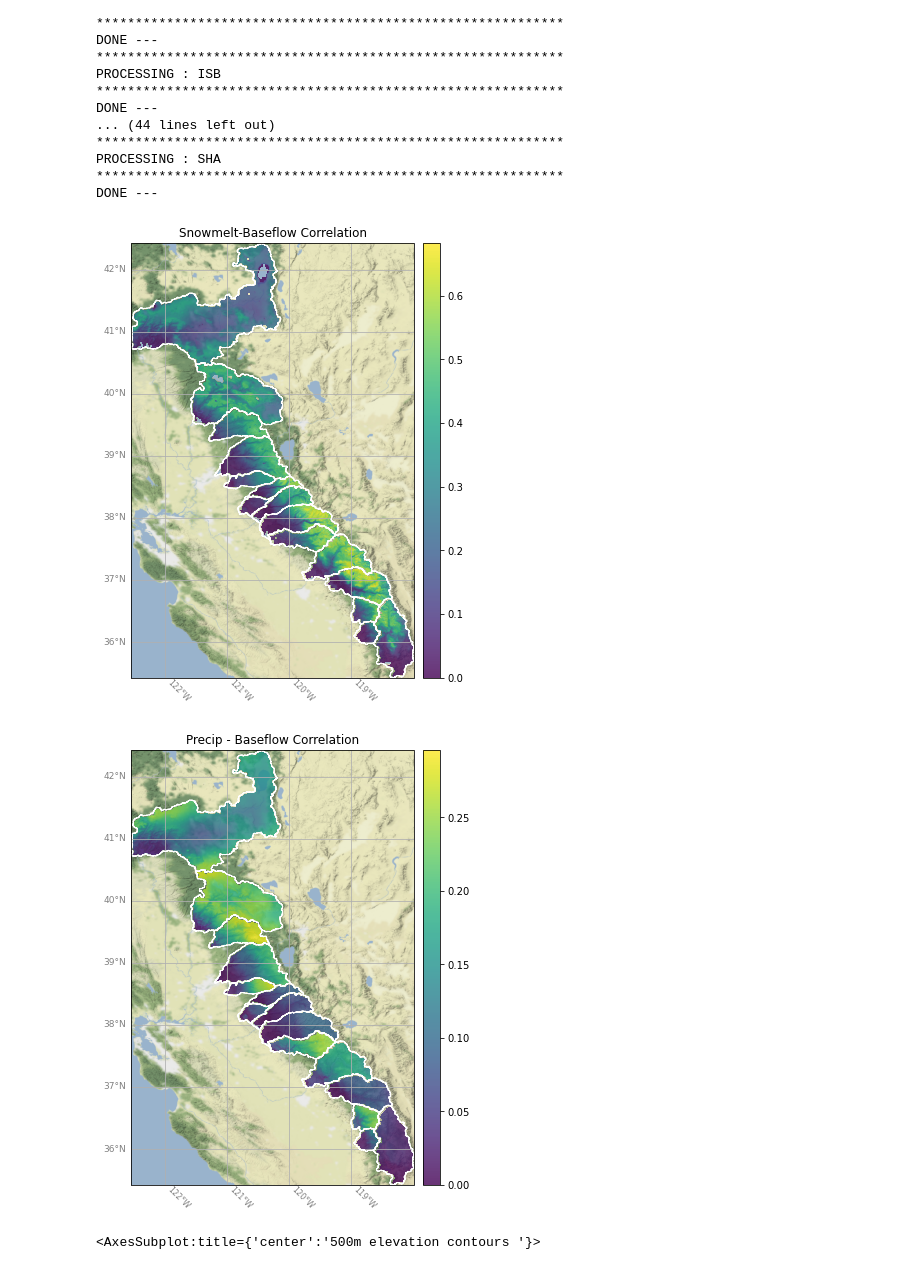
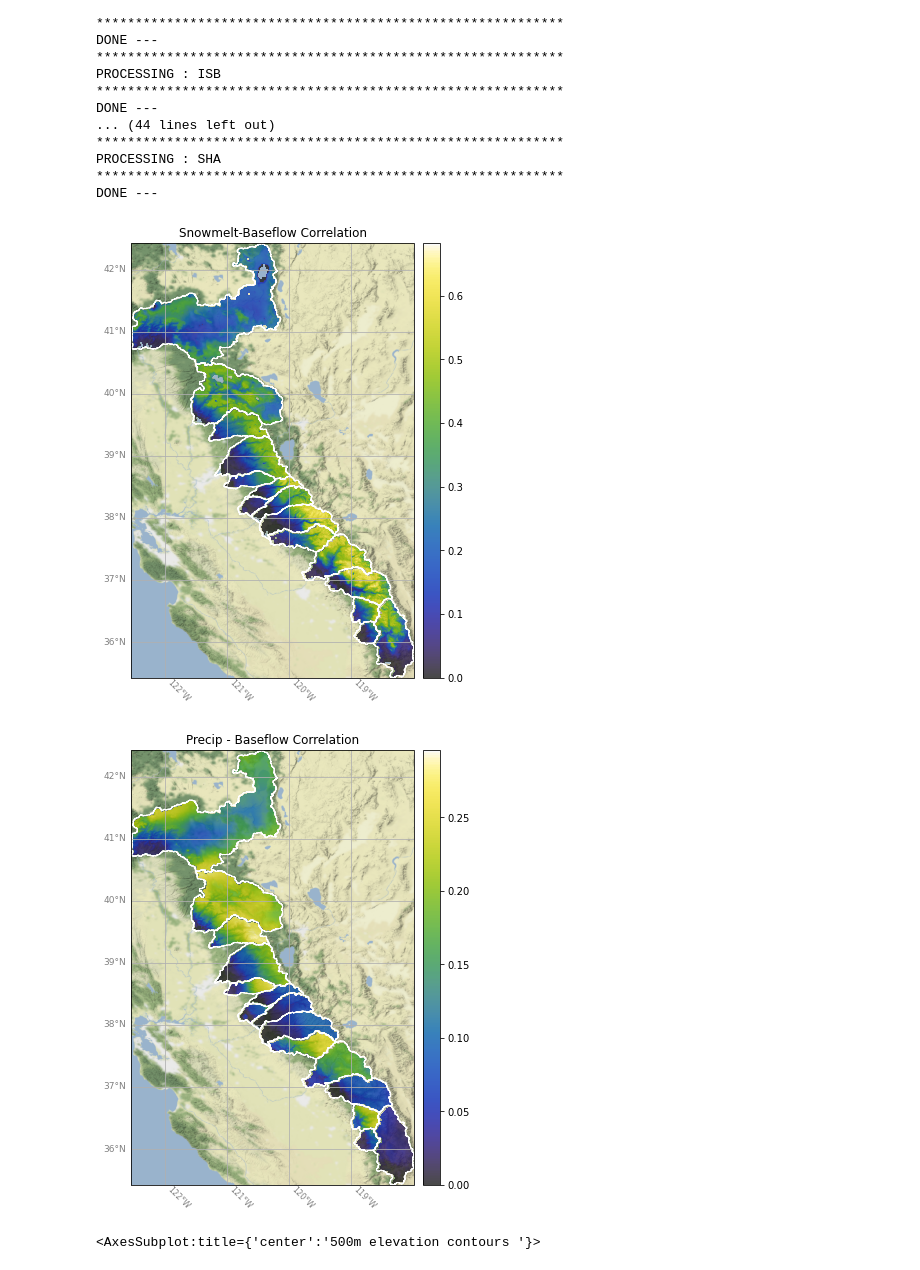
Before and after one commit to kashingtonDC/Baseflow_Source, a Jupyter notebook: code/BF_XC_Figs.ipynb, the cells around one changed output. Saved outputs shown, nothing was run; the diff lists cells and outputs as text; code cells hidden in the pictures.

```diff
--- a/code/BF_XC_Figs.ipynb
+++ b/code/BF_XC_Figs.ipynb
@@ -161,6 +163,10 @@ if not os.path.exists(smlt_merged_fn):
     g_prcp = gdal.Warp(smlt_merged_fn, smlt_files, format="GTiff")
     g_prcp = None # Close file
     print("WROTE {}".format(smlt_merged_fn))
+# %%
+# Set the cmap
+
+cmap = get_cmap('cet_kbgyw')
 # %%
 src = rio.open("../results/BF_src/merged/smlt.tiff")
 arr = src.read(1)
@@ -169,28 +175,28 @@ arr[arr==src.nodata] = np.nan
 # SUMs
 
 fig, axes = plt.subplots(nrows=1, ncols=1,figsize = (12,8), subplot_kw={'projection': ccrs.PlateCarree()})
-im = plot_basemaps(arr, "../shape/sierra_catchments.shp", "Snowmelt-Baseflow Correlation", cmap = 'viridis', ax = axes, latlabels = True, lonlabels = True)
+im = plot_basemaps(arr, "../shape/sierra_catchments.shp", "Snowmelt-Baseflow Correlation", cmap = cmap, ax = axes, latlabels = True, lonlabels = True)
 fig.subplots_adjust(wspace=0.02,hspace =0.00)
 cax = fig.add_axes([axes.get_position().x1+0.01,axes.get_position().y0,0.02,axes.get_position().y1-axes.get_position().y0])
 fig.colorbar(mappable = im, orientation='vertical', cax = cax,ax = axes)
 
 plt.show()
 # %% [output]
-[figure, old version]
+[figure, new version]
 # %%
 src = rio.open("../results/BF_src/merged/prcp.tiff")
 arr = src.read(1)
 arr[arr==src.nodata] = np.nan
 
 fig, axes = plt.subplots(nrows=1, ncols=1,figsize = (12,8), subplot_kw={'projection': ccrs.PlateCarree()})
-im = plot_basemaps(arr, "../shape/sierra_catchments.shp", "Precip - Baseflow Correlation", cmap = 'viridis', ax = axes, latlabels = True, lonlabels = True)
+im = plot_basemaps(arr, "../shape/sierra_catchments.shp", "Precip - Baseflow Correlation", cmap = cmap, ax = axes, latlabels = True, lonlabels = True)
 fig.subplots_adjust(wspace=0.02,hspace =0.00)
 cax = fig.add_axes([axes.get_position().x1+0.01,axes.get_position().y0,0.02,axes.get_position().y1-axes.get_position().y0])
 fig.colorbar(mappable = im, orientation='vertical', cax = cax,ax = axes)
 
 plt.show()
 # %% [output]
-[figure, old version]
+[figure, new version]
 # %%
 # ELEVATION ANALYSIS
 
```
Also changed, not shown: parts of 5 cells of this notebook.
